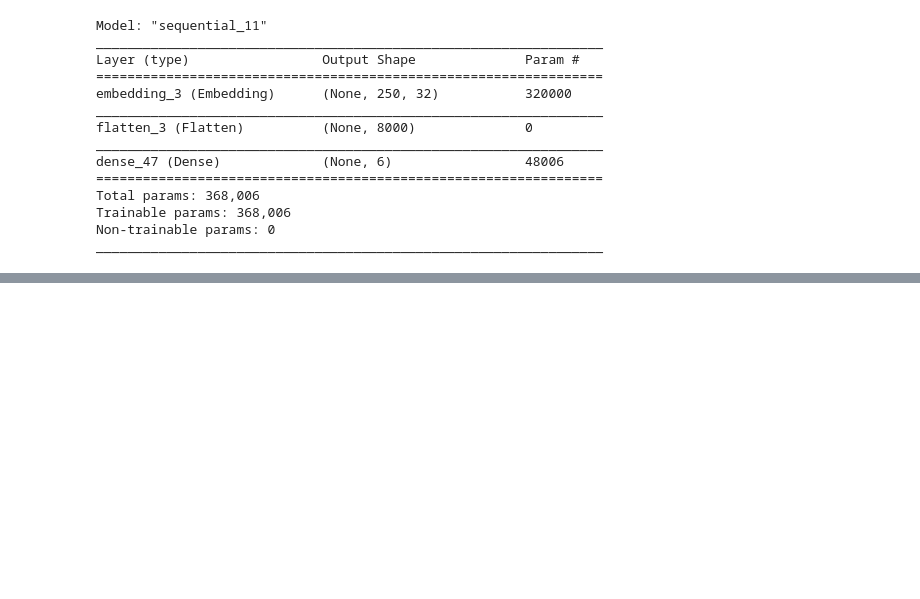
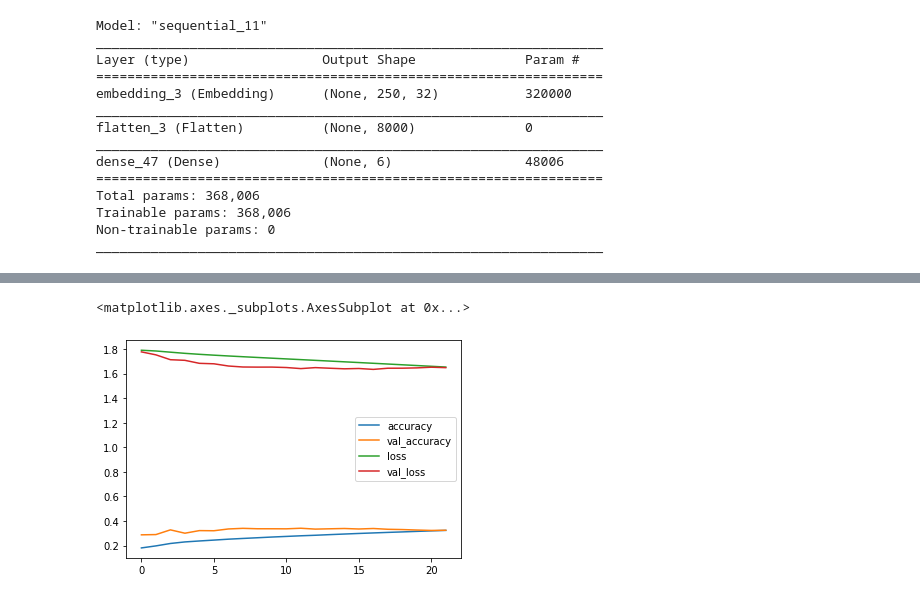
Before and after one commit to ppkgtmm/emotion, a Jupyter notebook: sample_emo.ipynb, the cells around one changed output, grey strips where cells are left out. Drawn from its saved outputs; the diff is of its cells as text; code cells hidden in the pictures; blank space fills up the shorter version.

```diff
--- a/sample_emo.ipynb
+++ b/sample_emo.ipynb
@@ -411,0 +422,5 @@ Epoch 4/100
+# %%
+pd.DataFrame(history_emb2.history)[metr].plot()
+# %% [output]
+<matplotlib.axes._subplots.AxesSubplot at 0x...>
+[figure, added]
```
Also changed, not shown: parts of 10 cells of this notebook.
